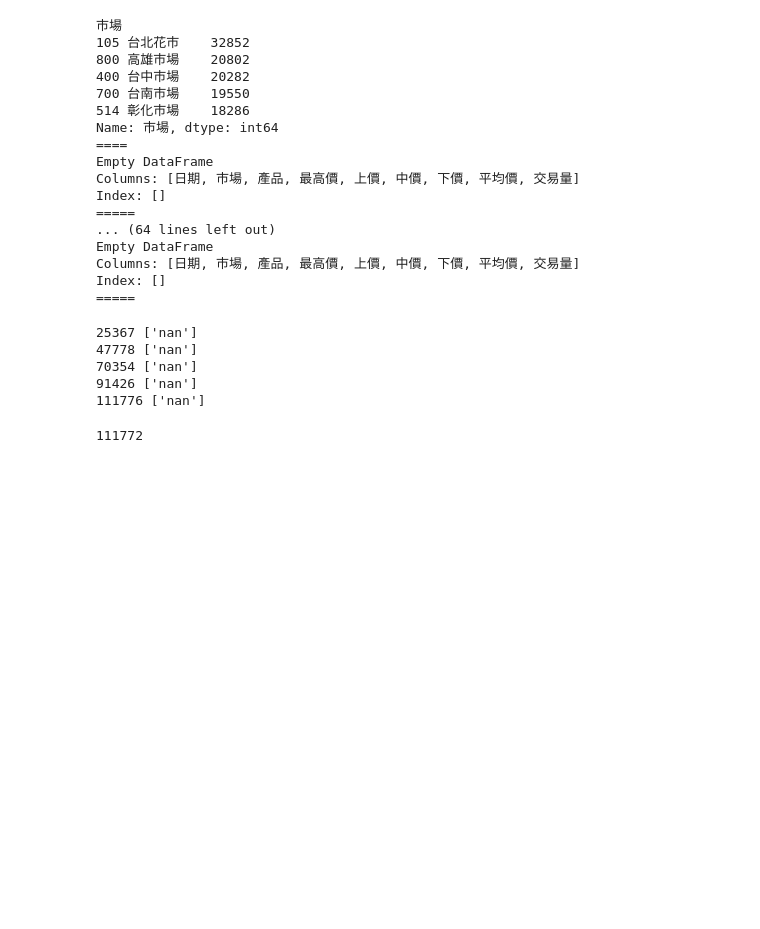
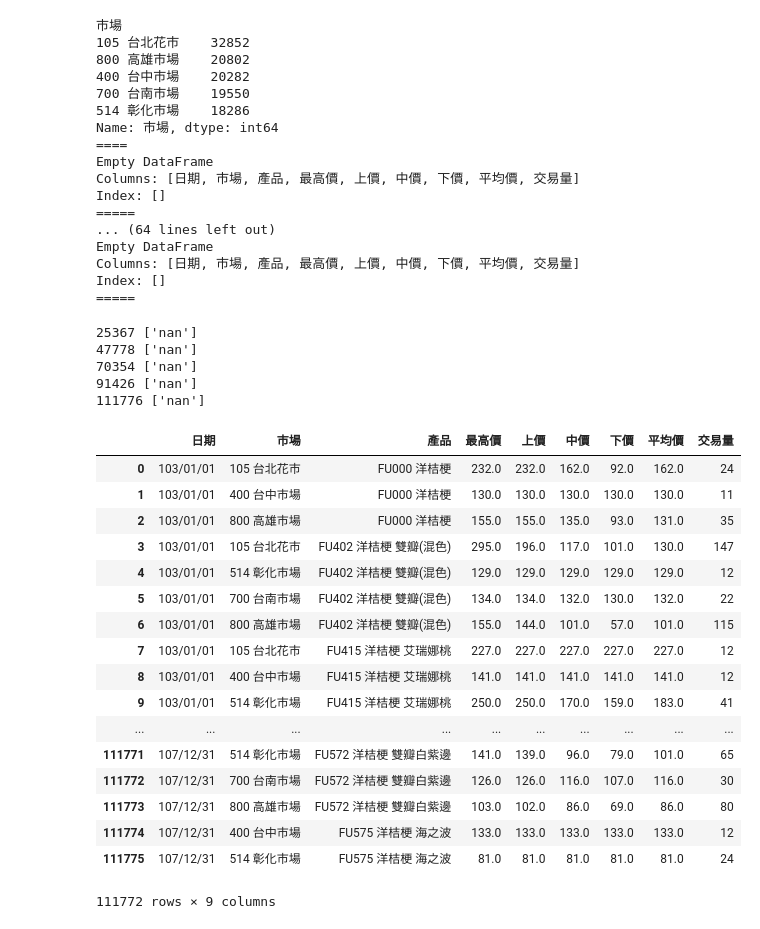
Before and after one commit to dogppatrick/python, a Jupyter notebook: cb105g4/001_cov_0415.ipynb, the cells around one changed output. Saved outputs shown, nothing was run; the diff lists cells and outputs as text; code cells hidden in the pictures; blank space fills up the shorter version.

```diff
--- a/cb105g4/001_cov_0415.ipynb
+++ b/cb105g4/001_cov_0415.ipynb
@@ -32,7 +47,7 @@ for i in range(len(c)):
 10 增減%.1
 11 殘貨量
 # %%
-df = pd.read_csv(fn, encoding="utf-8")
+# df = pd.read_csv(fn, encoding="utf-8")
 # 刪除不使用的資料
 df = df.drop(["增減%","增減%.1","殘貨量"], axis=1)
 # 總行數 update
@@ -114,7 +129,24 @@ nraw = df.shape[0]
 #     else:
 #         dict_flo[f_code] = f_cn
 # 檢查沒問題
-# %%
-nraw
-# %% [output]
-111772
+# %%
+df
+# %% [output]
+|  | 日期 | 市場 | 產品 | 最高價 | 上價 | 中價 | 下價 | 平均價 | 交易量 |
+| 0 | 103/01/01 | 105 台北花市 | FU000 洋桔梗 | 232.0 | 232.0 | 162.0 | 92.0 | 162.0 | 24 |
+| 1 | 103/01/01 | 400 台中市場 | FU000 洋桔梗 | 130.0 | 130.0 | 130.0 | 130.0 | 130.0 | 11 |
+| 2 | 103/01/01 | 800 高雄市場 | FU000 洋桔梗 | 155.0 | 155.0 | 135.0 | 93.0 | 131.0 | 35 |
+| 3 | 103/01/01 | 105 台北花市 | FU402 洋桔梗 雙瓣(混色) | 295.0 | 196.0 | 117.0 | 101.0 | 130.0 | 147 |
+| 4 | 103/01/01 | 514 彰化市場 | FU402 洋桔梗 雙瓣(混色) | 129.0 | 129.0 | 129.0 | 129.0 | 129.0 | 12 |
+| 5 | 103/01/01 | 700 台南市場 | FU402 洋桔梗 雙瓣(混色) | 134.0 | 134.0 | 132.0 | 130.0 | 132.0 | 22 |
+| 6 | 103/01/01 | 800 高雄市場 | FU402 洋桔梗 雙瓣(混色) | 155.0 | 144.0 | 101.0 | 57.0 | 101.0 | 115 |
+| 7 | 103/01/01 | 105 台北花市 | FU415 洋桔梗 艾瑞娜桃 | 227.0 | 227.0 | 227.0 | 227.0 | 227.0 | 12 |
+| 8 | 103/01/01 | 400 台中市場 | FU415 洋桔梗 艾瑞娜桃 | 141.0 | 141.0 | 141.0 | 141.0 | 141.0 | 12 |
+| 9 | 103/01/01 | 514 彰化市場 | FU415 洋桔梗 艾瑞娜桃 | 250.0 | 250.0 | 170.0 | 159.0 | 183.0 | 41 |
+| ... | ... | ... | ... | ... | ... | ... | ... | ... | ... |
+| 111771 | 107/12/31 | 514 彰化市場 | FU572 洋桔梗 雙瓣白紫邊 | 141.0 | 139.0 | 96.0 | 79.0 | 101.0 | 65 |
+| 111772 | 107/12/31 | 700 台南市場 | FU572 洋桔梗 雙瓣白紫邊 | 126.0 | 126.0 | 116.0 | 107.0 | 116.0 | 30 |
+| 111773 | 107/12/31 | 800 高雄市場 | FU572 洋桔梗 雙瓣白紫邊 | 103.0 | 102.0 | 86.0 | 69.0 | 86.0 | 80 |
+| 111774 | 107/12/31 | 400 台中市場 | FU575 洋桔梗 海之波 | 133.0 | 133.0 | 133.0 | 133.0 | 133.0 | 12 |
+| 111775 | 107/12/31 | 514 彰化市場 | FU575 洋桔梗 海之波 | 81.0 | 81.0 | 81.0 | 81.0 | 81.0 | 24 |
+111772 rows × 9 columns
```
Also changed, not shown: parts of 1 cell of this notebook.
